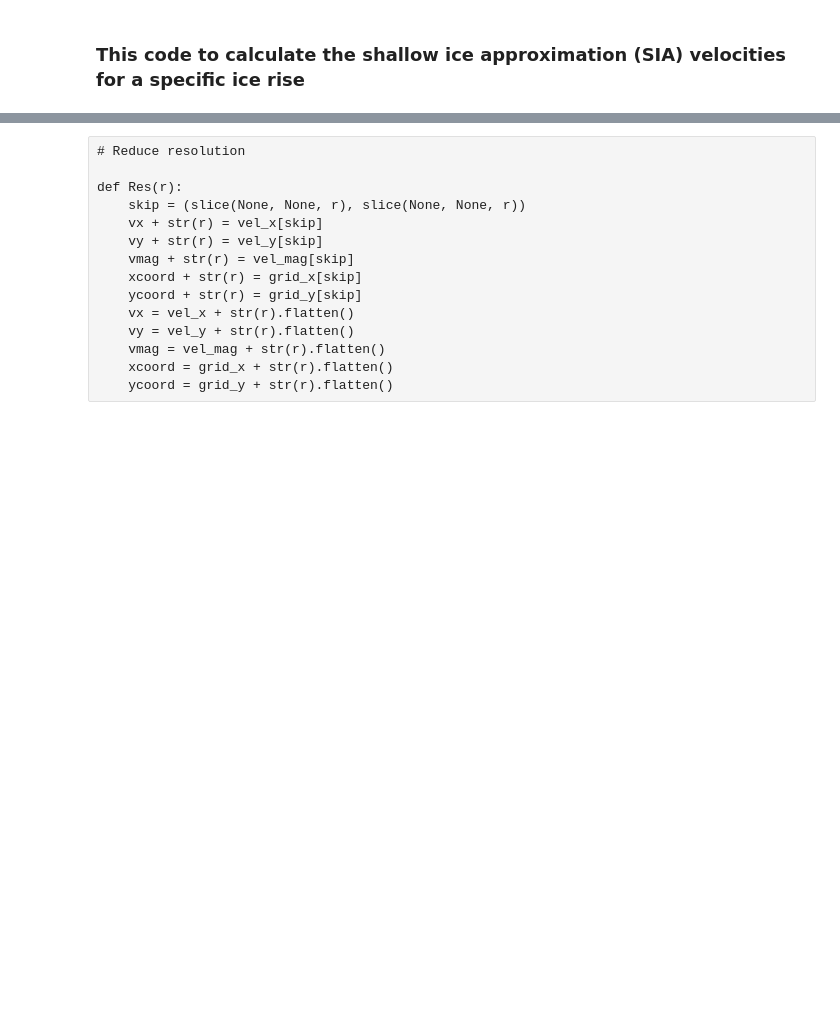
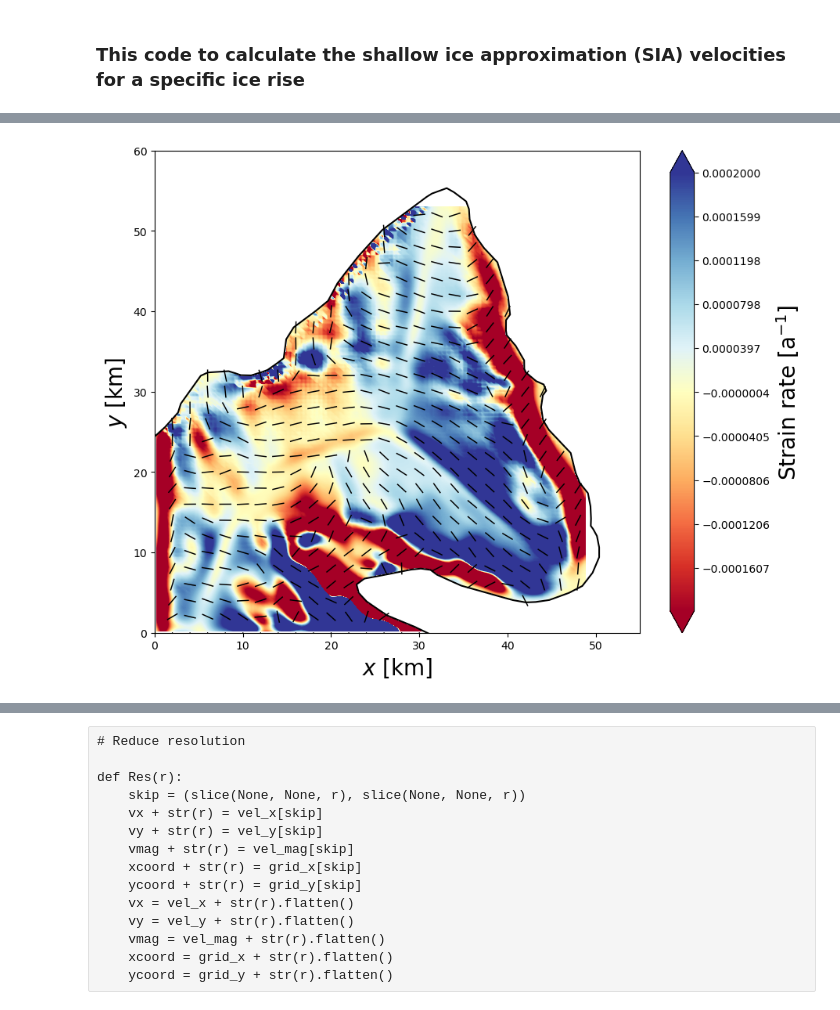
Before and after one commit to henryclara/Anisotropy_SIA, a Jupyter notebook: src/PlotData.ipynb, the cells around one changed output, grey strips where cells are left out. Drawn from its saved outputs; the diff is of its cells as text; code cells hidden in the pictures; blank space fills up the shorter version.

```diff
--- a/src/PlotData.ipynb
+++ b/src/PlotData.ipynb
@@ -110,3 +100,13 @@ for i in range(len(x)):
+# %%
+# Remove data points outside of polygon
+
+for i in range(len(x)):
+    for j in range(len(y)):
+        boolean = poly.contains(Point(x[i], y[j]))
+        if boolean == False:
+            surf[j][i] = np.nan
+            vel_x[j][i] = np.nan
+            vel_y[j][i] = np.nan
 # %%
 # Calculate horizontal strain rate tensor at each node
 
@@ -124,9 +124,9 @@ def Strain(vx, vy, d):
                 di = di - 1
             while j<=dj or j>=J-dj:
                 dj = dj - 1
-            while any([ np.isnan(vel_x[i][j+dj]), np.isnan(vel_x[i][j-dj])]) and all([dj > 1, dj < J-1]):
+            while any([ np.isnan(vel_x[i][j+dj]), np.isnan(vel_x[i][j-dj])]) and dj > 1:
                 dj = dj - 1
-            while any([ np.isnan(vel_x[i+di][j]), np.isnan(vel_x[i-di][j])]) and all([di > 1, di < I-1]):
+            while any([ np.isnan(vel_x[i+di][j]), np.isnan(vel_x[i-di][j])]) and di > 1:
                 di = di - 1
             exx[i][j] = (vel_x[i][j+dj] - vel_x[i][j-dj])/(dj*dist*2)
             eyy[i][j] = (vel_y[i+di][j] - vel_y[i-di][j])/(di*dist*2)
@@ -218,19 +200,23 @@ def MinMaxEigs(e1, e2, v11, v12, v21, v22):
     for i in range(1, I-1):
         for j in range(1, J-1):
             if e1[i][j] > e2[i][j]:
+                e_min[i][j] = e2[i][j]
+                e_max[i][j] = e1[i][j]
                 v1_min[i][j] = v21[i][j]
                 v2_min[i][j] = v22[i][j]
                 v1_max[i][j] = v11[i][j]
                 v2_max[i][j] = v12[i][j]
             else:
+                e_min[i][j] = e1[i][j]
+                e_max[i][j] = e2[i][j]
                 v1_min[i][j] = v11[i][j]
                 v2_min[i][j] = v12[i][j]
                 v1_max[i][j] = v21[i][j]
                 v2_max[i][j] = v22[i][j]
-    return v1_min, v2_min, v1_max, v2_max
+    return e_min, e_max, v1_min, v2_min, v1_max, v2_max
 
-v1_min_1, v2_min_1, v1_max_1, v2_max_1 = MinMaxEigs(e1_1, e2_1, v11_1, v12_1, v21_1, v22_1)
-v1_min_5, v2_min_5, v1_max_5, v2_max_5 = MinMaxEigs(e1_5, e2_5, v11_5, v12_5, v21_5, v22_5)
-v1_min_10, v2_min_10, v1_max_10, v2_max_10 = MinMaxEigs(e1_10, e2_10, v11_10, v12_10, v21_10, v22_10)
-v1_min_20, v2_min_20, v1_max_20, v2_max_20 = MinMaxEigs(e1_20, e2_20, v11_20, v12_20, v21_20, v22_20)
-v1_min_25, v2_min_25, v1_max_25, v2_max_25 = MinMaxEigs(e1_25, e2_25, v11_25, v12_25, v21_25, v22_25)
+e_min_1, e_max_1, v1_min_1, v2_min_1, v1_max_1, v2_max_1 = MinMaxEigs(e1_1, e2_1, v11_1, v12_1, v21_1, v22_1)
+e_min_5, e_max_5, v1_min_5, v2_min_5, v1_max_5, v2_max_5 = MinMaxEigs(e1_5, e2_5, v11_5, v12_5, v21_5, v22_5)
+e_min_10, e_max_10, v1_min_10, v2_min_10, v1_max_10, v2_max_10 = MinMaxEigs(e1_10, e2_10, v11_10, v12_10, v21_10, v22_10)
+e_min_20, e_max_20, v1_min_20, v2_min_20, v1_max_20, v2_max_20 = MinMaxEigs(e1_20, e2_20, v11_20, v12_20, v21_20, v22_20)
+e_min_25, e_max_25, v1_min_25, v2_min_25, v1_max_25, v2_max_25 = MinMaxEigs(e1_25, e2_25, v11_25, v12_25, v21_25, v22_25)
@@ -243,7 +254,7 @@ def StrainMag(exx, eyy):
     e_total = np.zeros_like(surf)
     for i in range(1, I-1):
         for j in range(1, J-1):
-            e_total[i][j] = (exx[i][j] + eyy[i][j])
+            e_total[i][j] = (exx[i][j] + eyy[i][j])/2
     return e_total
 
 e_total_1 = StrainMag(exx_1, eyy_1)
@@ -335,21 +350,23 @@ fig.savefig('HammarryggenVelocity.jpg', format='jpg', dpi=700, bbox_inches = "ti
 # %%
 fig, ax = plt.subplots(1, 1, figsize=(10, 8))
 #levels2 = np.linspace(-0.001,0.001,500)
-levels2 = np.linspace(-0.0005,0.0005,500)
+levels2 = np.linspace(-0.0002,0.0002,500)
 CS = ax.contourf(grid_x/1000-770, grid_y/1000-1960, e_total_1, levels=levels2, cmap=plt.cm.RdYlBu, extend='both')
 #CS = ax.contourf(grid_x, grid_y, e_total_1, levels=levels2, cmap=plt.cm.GnBu, locator=ticker.LogLocator(), extend='max')
 ax.set_xlim([0, 55])
 ax.set_ylim([0, 60])
 skip2 = (slice(None, None, 20), slice(None, None, 20))
 #ax.quiver(grid_x[skip1]/1000-770, grid_y[skip1]/1000-1960, vel_x_norm[skip1], vel_y_norm[skip1], scale=40)
 ax.quiver(grid_x[skip2]/1000-770, grid_y[skip2]/1000-1960, v1_max_20[skip2], v2_max_20[skip2], scale=40, pivot='mid', headlength=0, headwidth=1)
 ax.plot(data_GL_reduced['X']/1000-770, data_GL_reduced['Y']/1000-1960, color='black')
 ax.set_xlabel(r'$x$ [km]', size=20)
 ax.set_ylabel(r'$y$ [km]', size=20)
 cbar = fig.colorbar(CS)
 cbar.set_label('Strain rate [a$^{-1}$]', size=20)
 #ax.tick_params(color='w', labelcolor='w')
 fig.savefig('HammarryggenStrainRate.jpg', format='jpg', dpi=700, bbox_inches = "tight")
+# %% [output]
+[figure, added]
 # %%
 # Plot second strain rate tensor invariant
 
```
Also changed, not shown: parts of 13 cells of this notebook.
